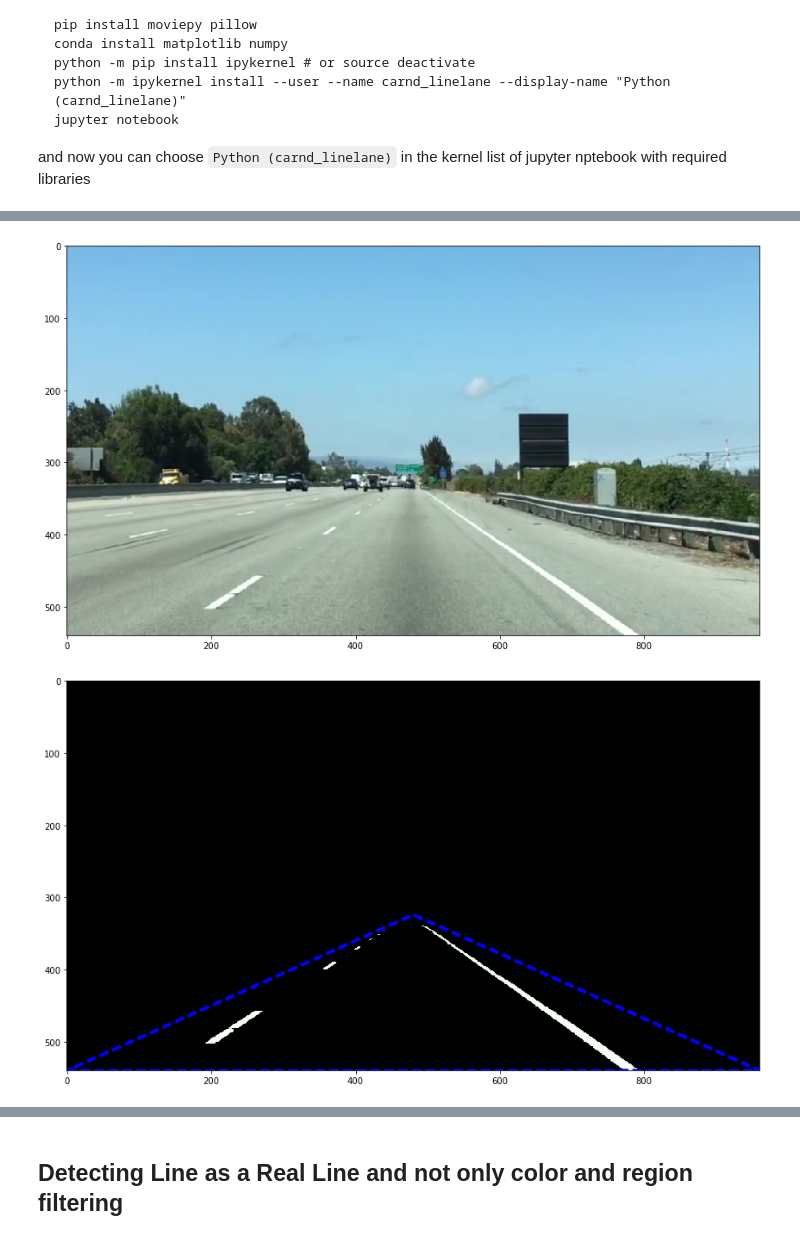
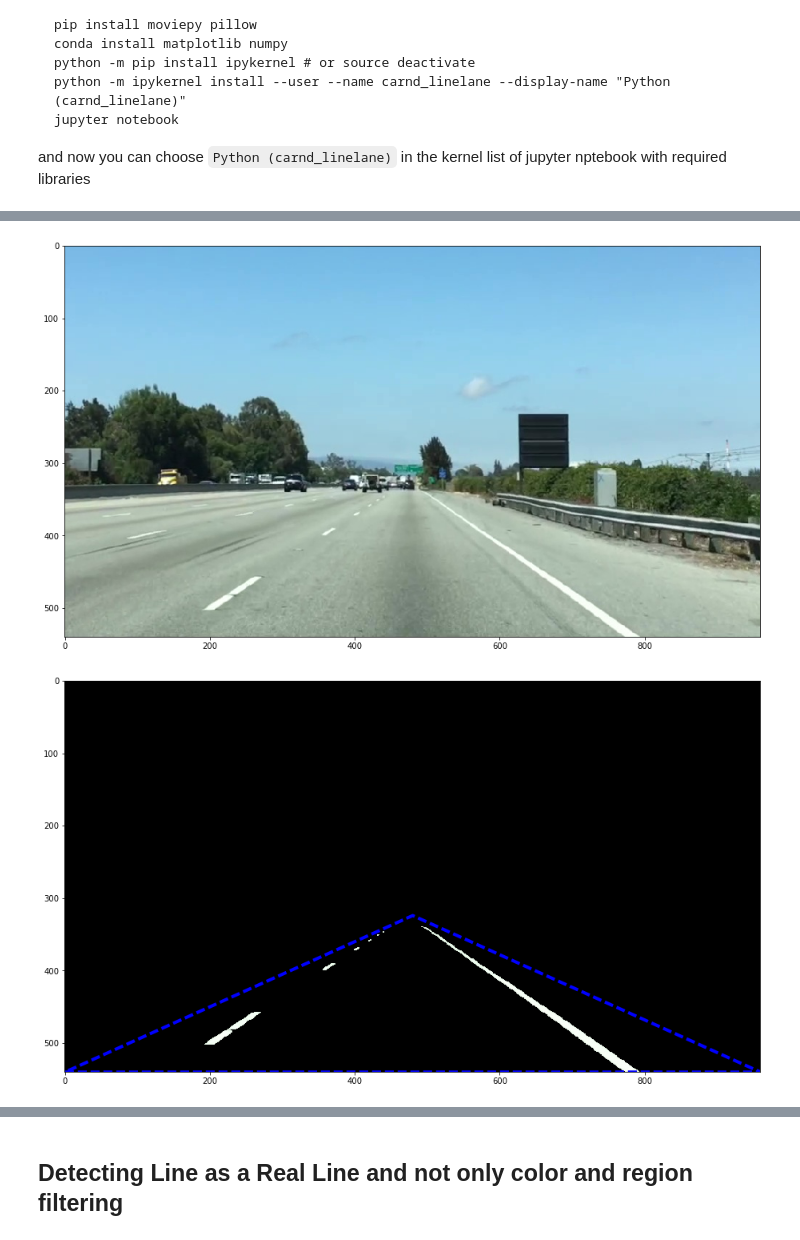
Before and after one commit to yosoufe/SDC_flow, a Jupyter notebook: Lane Detection.ipynb, the cells around one changed output, grey strips where cells are left out. Saved outputs shown, nothing was run; the diff lists cells and outputs as text; code cells hidden in the pictures.

```diff
--- a/Lane Detection.ipynb
+++ b/Lane Detection.ipynb
@@ -28,8 +28,17 @@ import matplotlib.pyplot as plt
 import matplotlib.image as mpimg
 import numpy as np
 import cv2
-image_width = 16*0.9
-image_heigth = 12*0.9 # (image_width,image_heigth)
+# %%
+# image_width = 16*0.9
+# image_heigth = 12*0.9 # (image_width,image_heigth)
+def myimageshow(img,newWindow=True, cmap=None):
+    image_width = 16 # in inch
+    image_heigth = image_width*img.shape[0]/img.shape[1]
+    if newWindow:
+        plt.figure()
+    plt.imshow(img,cmap)
+    plt.gcf().set_size_inches(image_width, image_heigth)
+    plt.show()
 # %%
 # color selection
 
@@ -101,39 +107,35 @@ apex = [xsize/2, 6*ysize/10]
 
 # left_bottom = [0, 539], right_bottom [900, 539], and apex = [475, 320]
 
 # Perform a linear fit (y=Ax+B) to each of the three sides of the triangle
 # np.polyfit returns the coefficients [A, B] of the fit
 fit_left = np.polyfit((left_bottom[0], apex[0]), (left_bottom[1], apex[1]), 1)
 fit_right = np.polyfit((right_bottom[0], apex[0]), (right_bottom[1], apex[1]), 1)
 fit_bottom = np.polyfit((left_bottom[0], right_bottom[0]), (left_bottom[1], right_bottom[1]), 1)
 
 # Mask pixels below the threshold
 color_thresholds = (image[:,:,0] < rgb_threshold[0]) | \
                     (image[:,:,1] < rgb_threshold[1]) | \
                     (image[:,:,2] < rgb_threshold[2])
 
 # Find the region inside the lines
 XX, YY = np.meshgrid(np.arange(0, xsize), np.arange(0, ysize))
 region_thresholds = (YY > (XX*fit_left[0] + fit_left[1])) & \
                     (YY > (XX*fit_right[0] + fit_right[1])) & \
                     (YY < (XX*fit_bottom[0] + fit_bottom[1]))
 
 # Mask color and region selection
 color_select[color_thresholds | ~region_thresholds] = [0, 0, 0]
 # Color pixels red where both color and region selections met
 line_image[~color_thresholds & region_thresholds] = [255, 0, 0]
 
 # Display the image and show region and color selections
-plt.figure(figsize=(image_width,image_heigth))
-plt.imshow(image)
-plt.figure(figsize=(image_width,image_heigth))
+myimageshow(image)
 x = [left_bottom[0], right_bottom[0], apex[0], left_bottom[0]]
 y = [left_bottom[1], right_bottom[1], apex[1], left_bottom[1]]
 plt.plot(x, y, 'b--', lw=4)
-plt.imshow(color_select)
-plt.figure(figsize=(image_width,image_heigth))
-plt.imshow(line_image)
-plt.show()
+myimageshow(color_select,False)
+myimageshow(line_image)
 # %% [output]
-[figure, old version]
+[figure, new version]
-[figure, old version]
+[figure, new version]
```
Also changed, not shown: parts of 8 cells of this notebook.
